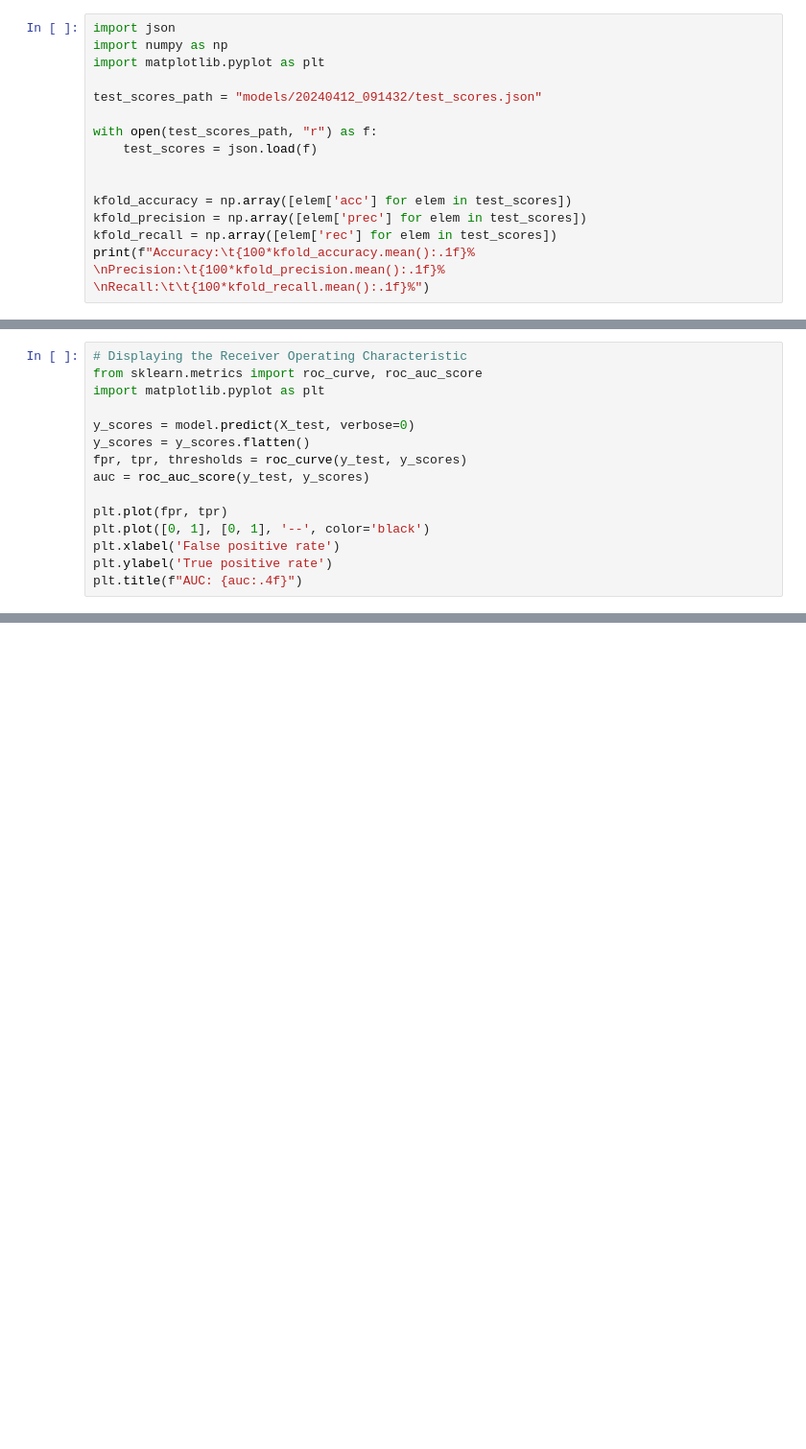
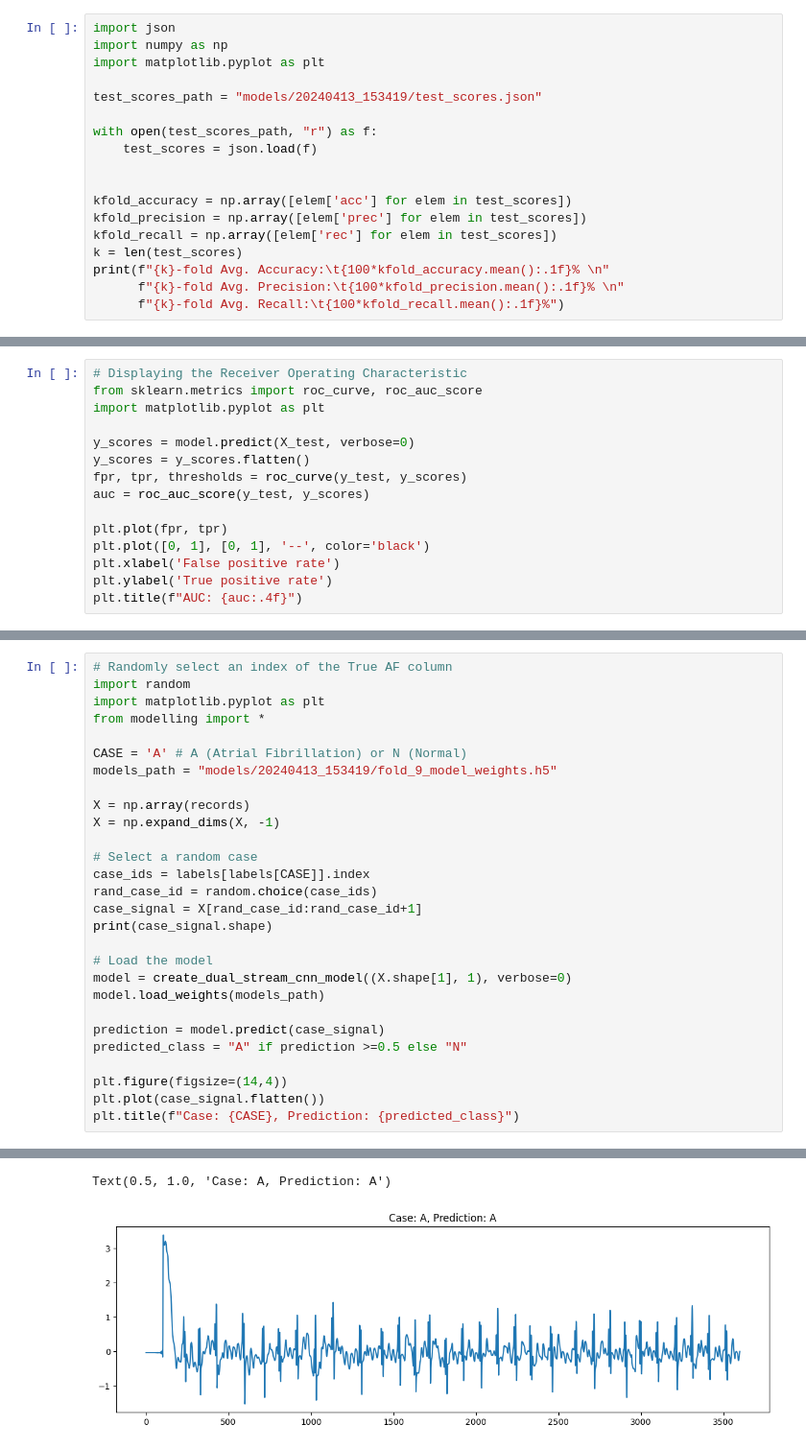
Before and after one commit to kieranabrennan/to-beat-or-not-to-beat, a Jupyter notebook: DataExplorer.ipynb, the cells around one changed output, grey strips where cells are left out. Shown at 96% size. Saved outputs shown, nothing was run; the diff lists cells and outputs as text; blank space fills up the shorter version.

```diff
--- a/DataExplorer.ipynb
+++ b/DataExplorer.ipynb
@@ -3,7 +3,7 @@ import json
 import numpy as np
 import matplotlib.pyplot as plt
 
-test_scores_path = "models/20240412_091432/test_scores.json"
+test_scores_path = "models/20240413_153419/test_scores.json"
 
 with open(test_scores_path, "r") as f:
     test_scores = json.load(f)
@@ -12,4 +12,7 @@ with open(test_scores_path, "r") as f:
 kfold_accuracy = np.array([elem['acc'] for elem in test_scores])
 kfold_precision = np.array([elem['prec'] for elem in test_scores])
 kfold_recall = np.array([elem['rec'] for elem in test_scores])
-print(f"Accuracy:\t{100*kfold_accuracy.mean():.1f}% \nPrecision:\t{100*kfold_precision.mean():.1f}% \nRecall:\t\t{100*kfold_recall.mean():.1f}%")
+k = len(test_scores)
+print(f"{k}-fold Avg. Accuracy:\t{100*kfold_accuracy.mean():.1f}% \n"
+      f"{k}-fold Avg. Precision:\t{100*kfold_precision.mean():.1f}% \n"
+      f"{k}-fold Avg. Recall:\t{100*kfold_recall.mean():.1f}%")
@@ -33,0 +66,29 @@ print(len(a))
+# %%
+# Randomly select an index of the True AF column
+import random
+import matplotlib.pyplot as plt
+from modelling import *
+
+CASE = 'A' # A (Atrial Fibrillation) or N (Normal)
+models_path = "models/20240413_153419/fold_9_model_weights.h5"
+
+X = np.array(records)
+X = np.expand_dims(X, -1)
+
+# Select a random case
+case_ids = labels[labels[CASE]].index
+rand_case_id = random.choice(case_ids)
+case_signal = X[rand_case_id:rand_case_id+1]
+print(case_signal.shape)
+
+# Load the model
+model = create_dual_stream_cnn_model((X.shape[1], 1), verbose=0)
+model.load_weights(models_path)
+
+prediction = model.predict(case_signal)
+predicted_class = "A" if prediction >=0.5 else "N"
+
+plt.figure(figsize=(14,4))
+plt.plot(case_signal.flatten())
+plt.title(f"Case: {CASE}, Prediction: {predicted_class}")
+# %% [output]
@@ -33,0 +97,2 @@ print(len(a))
+Text(0.5, 1.0, 'Case: A, Prediction: A')
+[figure, added]
```
Also changed, not shown: parts of 4 cells of this notebook, 7 other files.
